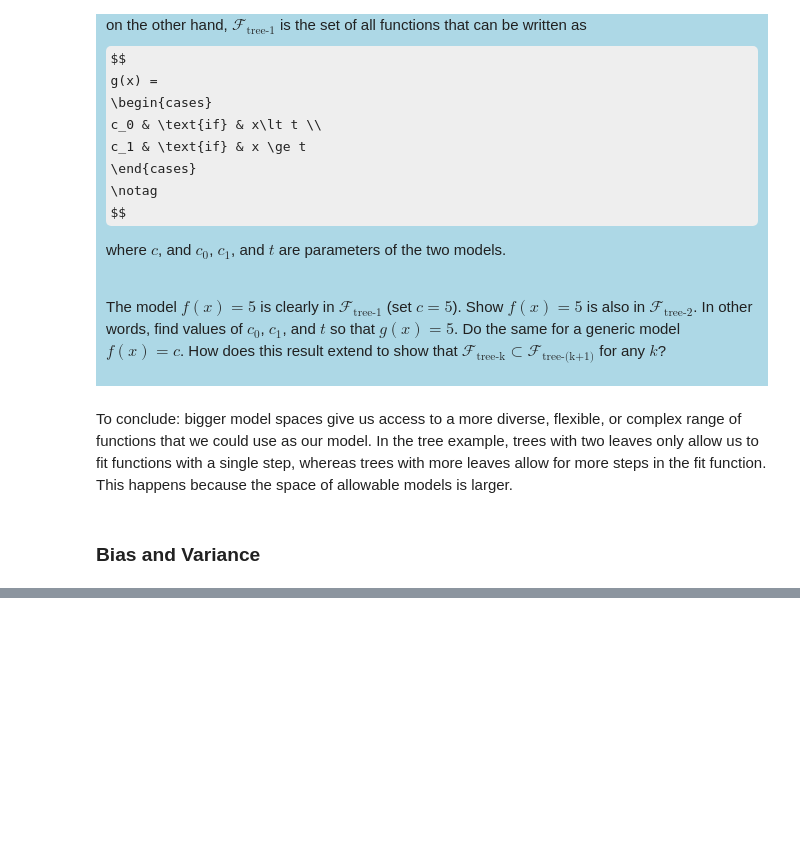
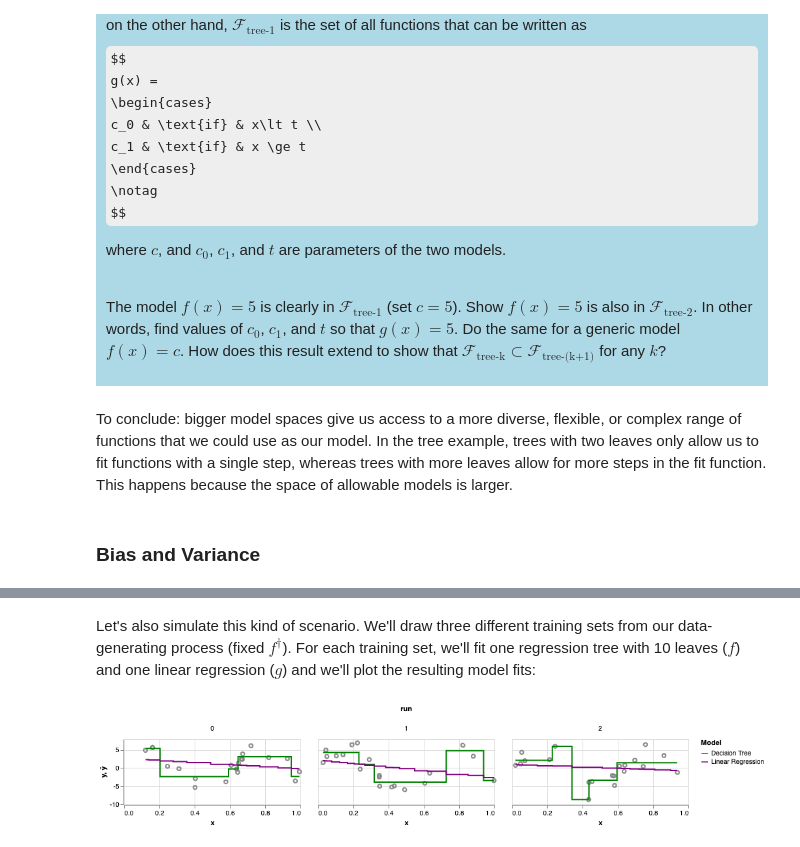
Before and after one commit to alejandroschuler/CSL, a Jupyter notebook: docs/content/model-eval/model-eval.ipynb, the cells around one changed output, grey strips where cells are left out. Drawn from its saved outputs; the diff is of its cells as text; code cells hidden in the pictures; some formulas as TeX source; blank space fills up the shorter version.

```diff
--- a/docs/content/model-eval/model-eval.ipynb
+++ b/docs/content/model-eval/model-eval.ipynb
@@ -981,0 +990,2 @@ We can make the model space larger or smaller by choosing models that are more c
+# %% [markdown]
+Let's also simulate this kind of scenario. We'll draw three different training sets from our data-generating process (fixed $f^\dagger$). For each training set, we'll fit one regression tree with 10 leaves ($f$) and one linear regression ($g$) and we'll plot the resulting model fits:
@@ -981,0 +1029,19 @@ We can make the model space larger or smaller by choosing models that are more c
+# %%
+data, errors = zip(*[sim_train() for i in range(3)])
+source = pd.concat([d.assign(run=i) for i,d in enumerate(data)])
+
+color_scale = alt.Scale(domain = ['Decision Tree', 'Linear Regression'],
+                        range = ['green','purple'])
+
+points = alt.Chart().mark_point(color='grey').encode(alt.X('x'), alt.Y('y'))
+lines = alt.Chart().mark_line(interpolate='step').encode(alt.X('x'), alt.Y('ŷ'),
+                                                         color=alt.Color('Model', scale=color_scale))
+
+alt.layer(
+    points, lines,
+    data=source,
+    height=100,
+    width=270
+).facet(column='run:O')
+# %% [output]
+[figure, added]
```
Also changed, not shown: parts of 11 cells of this notebook, 34 other files.
